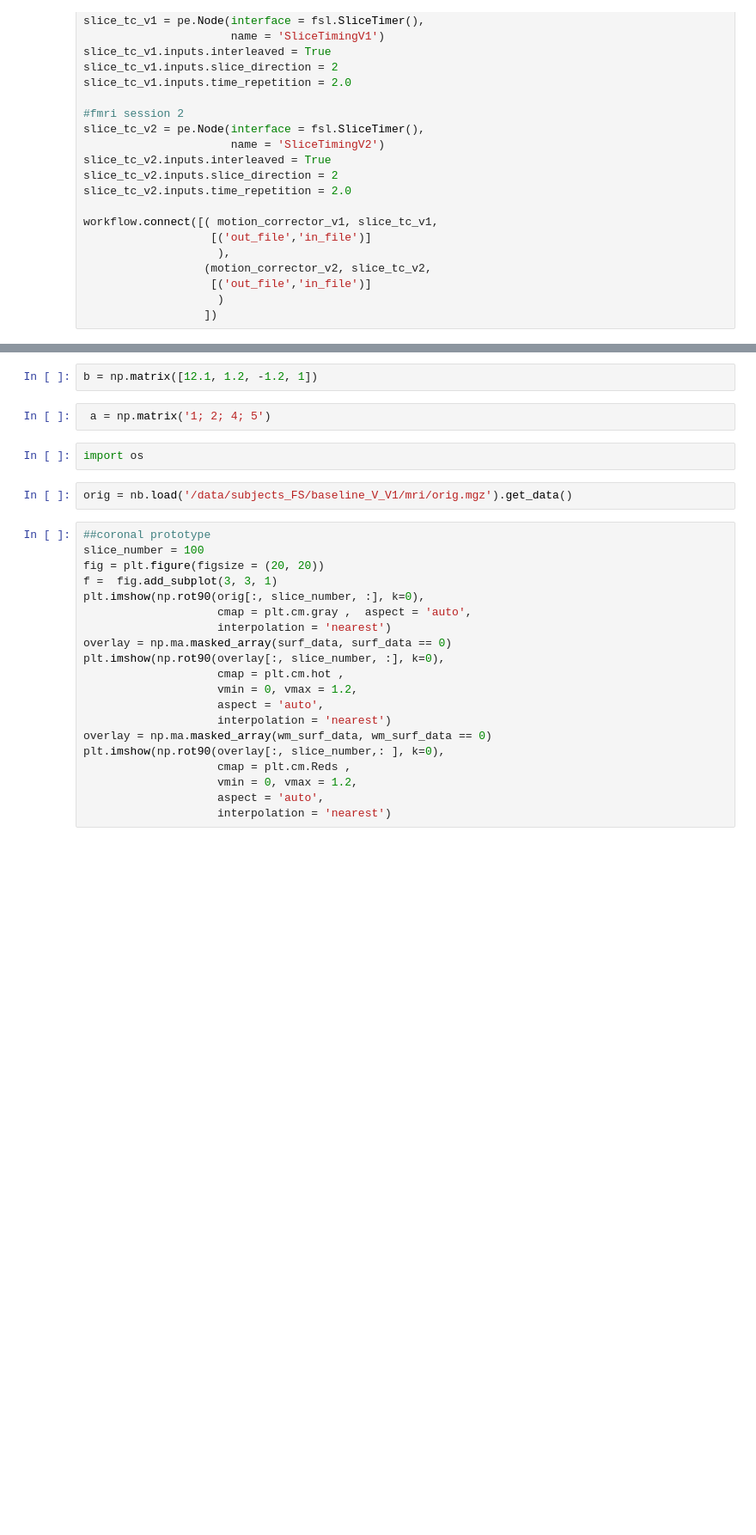
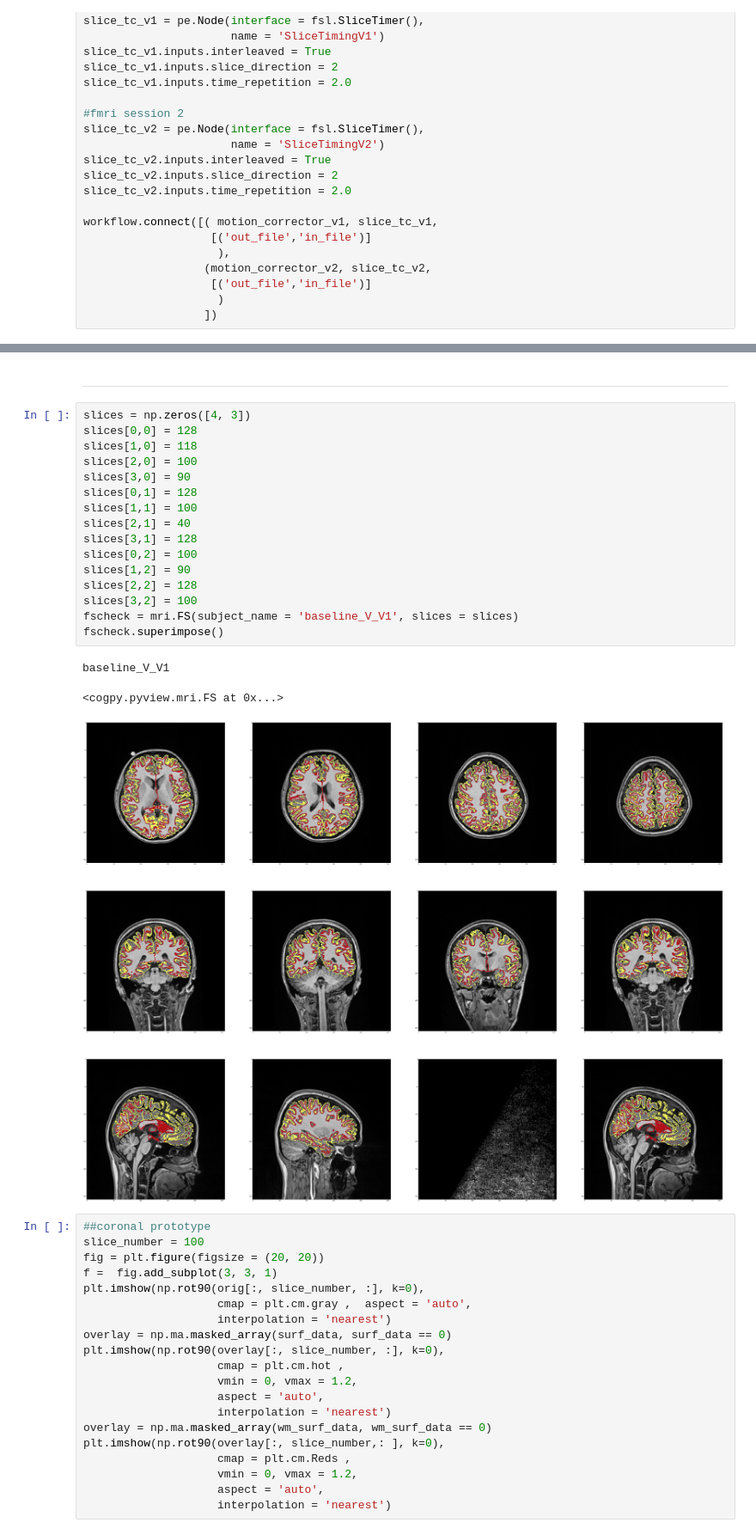
Before and after one commit to armaneshaghi/DCMPy, a Jupyter notebook: notebook/Notebook-1d.ipynb, the cells around one changed output, grey strips where cells are left out. Shown at 86% size. Saved outputs shown, nothing was run; the diff lists cells and outputs as text; blank space fills up the shorter version.

```diff
--- a/notebook/Notebook-1d.ipynb
+++ b/notebook/Notebook-1d.ipynb
@@ -595,11 +504,25 @@ invt1 = np.linalg.inv(np.matrix(vox2ras))
-# %%
-b = np.matrix([12.1, 1.2, -1.2, 1])
-# %%
- a = np.matrix('1; 2; 4; 5')
-# %%
-import os
-# %%
-orig = nb.load('/data/subjects_FS/baseline_V_V1/mri/orig.mgz').get_data()
+# %% [markdown]
+---------
+# %%
+slices = np.zeros([4, 3])
+slices[0,0] = 128
+slices[1,0] = 118
+slices[2,0] = 100
+slices[3,0] = 90
+slices[0,1] = 128
+slices[1,1] = 100
+slices[2,1] = 40
+slices[3,1] = 128
+slices[0,2] = 100
+slices[1,2] = 90
+slices[2,2] = 128
+slices[3,2] = 100
+fscheck = mri.FS(subject_name = 'baseline_V_V1', slices = slices)
+fscheck.superimpose()
+# %% [output]
+baseline_V_V1
+<cogpy.pyview.mri.FS at 0x...>
+[figure, added]
 # %%
 ##coronal prototype
 slice_number = 100
```
Also changed, not shown: parts of 25 cells of this notebook, 1 other file.
